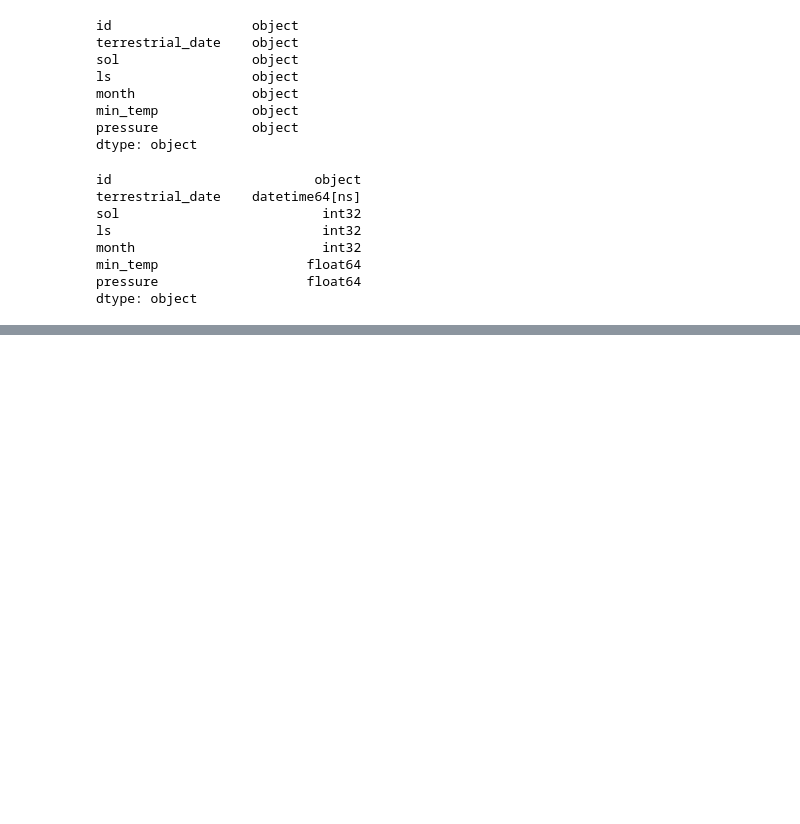
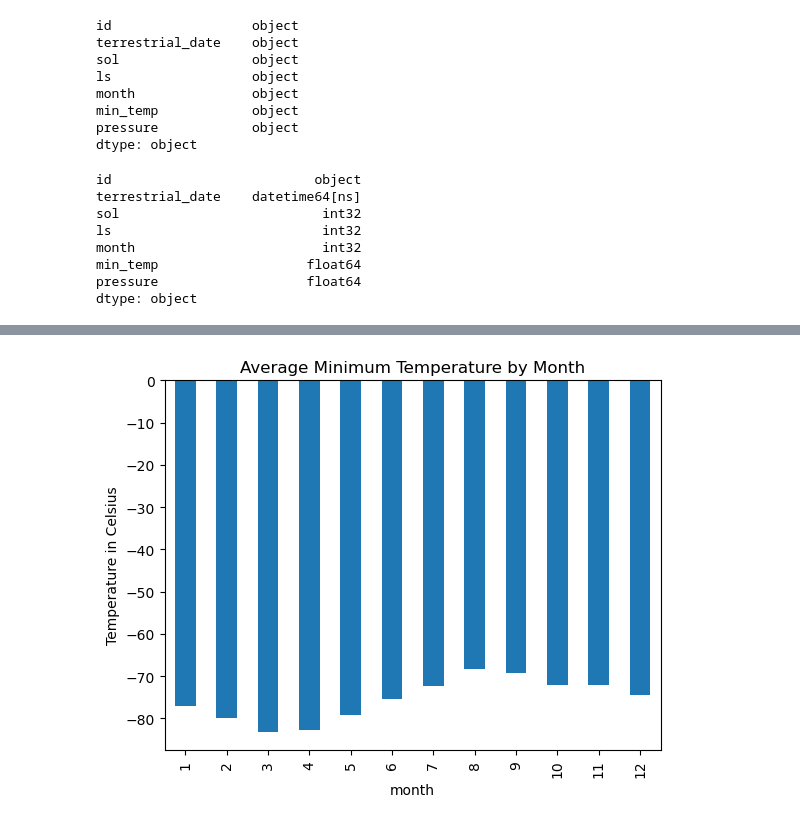
Before and after one commit to brianna-mitri/web-scraping-challenge, a Jupyter notebook: part_2_mars_weather.ipynb, the cells around one changed output, grey strips where cells are left out. Drawn from its saved outputs; the diff is of its cells as text; code cells hidden in the pictures; blank space fills up the shorter version.

```diff
--- a/part_2_mars_weather.ipynb
+++ b/part_2_mars_weather.ipynb
@@ -150,0 +183,9 @@ dtype: object
+# %%
+# groupby month
+month_grp = df.groupby('month')
+
+# find the average minimum daily temperature for each month
+avg_min_temps = month_grp['min_temp'].mean()
+
+# display
+avg_min_temps
@@ -150,0 +207,8 @@ dtype: object
+# %%
+# plot results as a bar chart
+avg_min_temps.plot(kind='bar', title='Average Minimum Temperature by Month',
+                   ylabel= 'Temperature in Celsius')
+
+plt.show()
+# %% [output]
+[figure, added]
```
Also changed, not shown: parts of 16 cells of this notebook.
